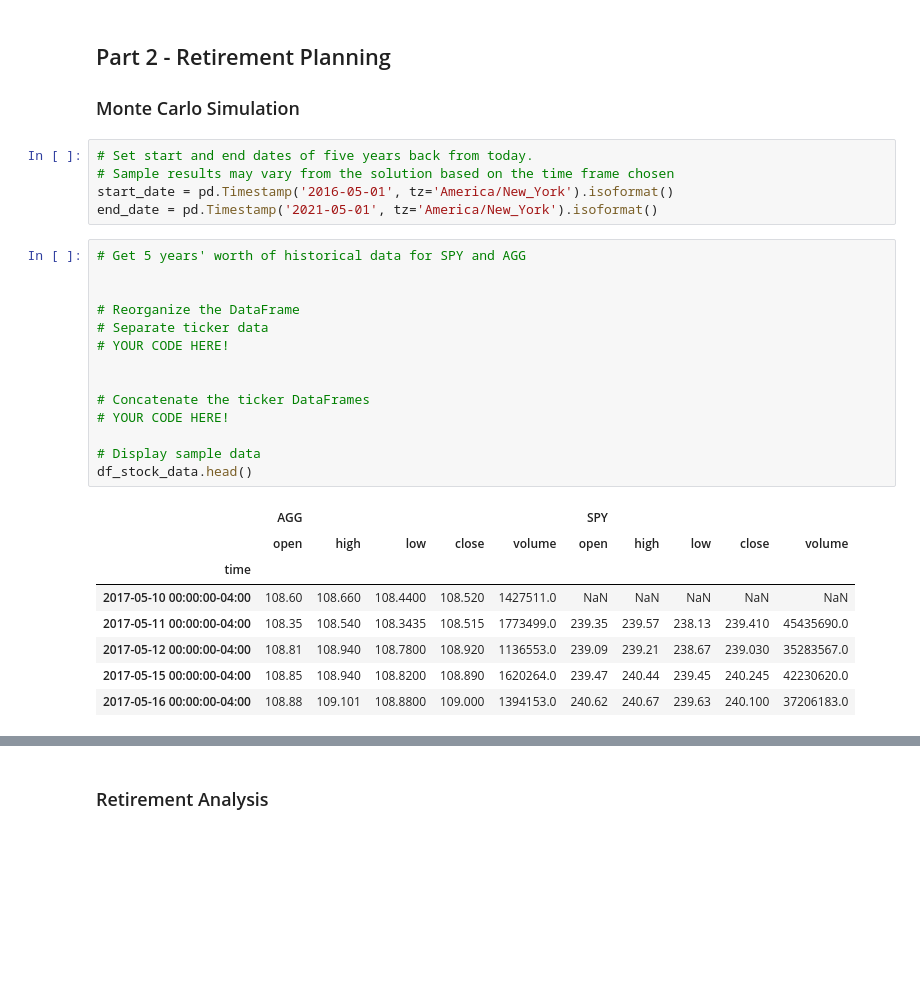
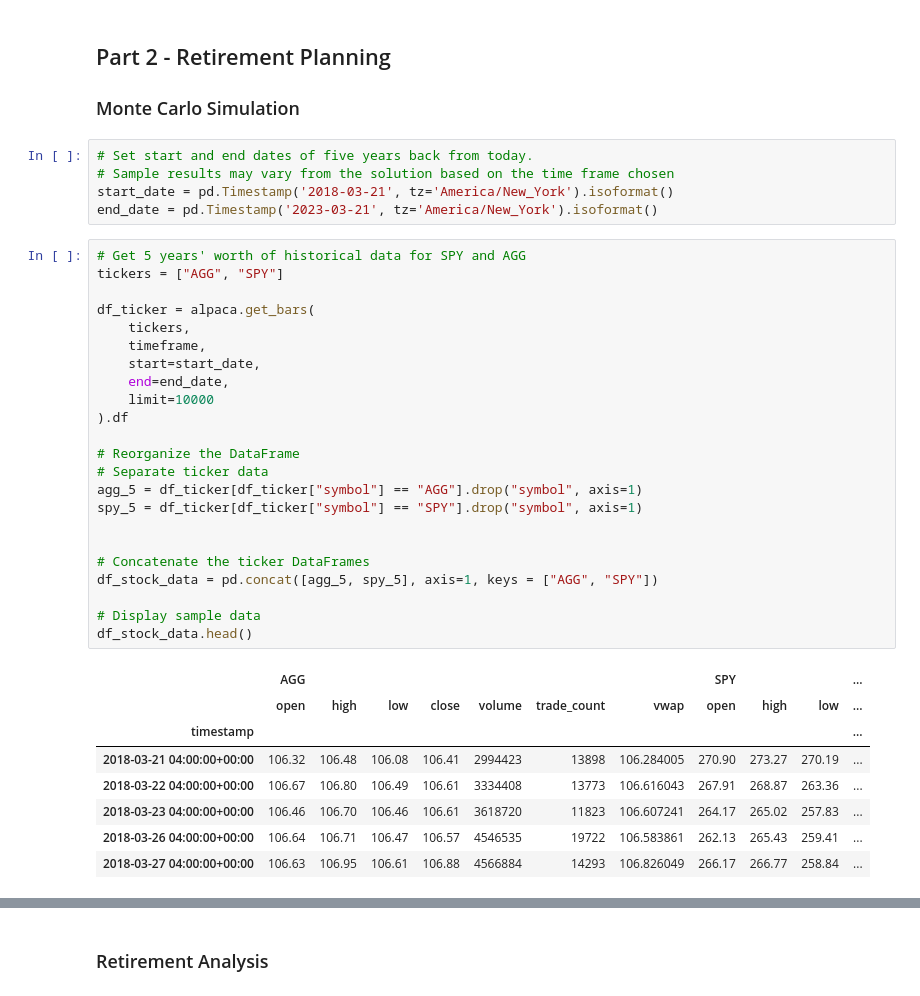
Before and after one commit to ngracan/Python-Challenge-3, a Jupyter notebook: Starter_Code/financial-planner.ipynb, the cells around one changed output, grey strips where cells are left out. Cells and saved outputs as stored; diff of their text form; blank space fills up the shorter version.

```diff
--- a/Starter_Code/financial-planner.ipynb
+++ b/Starter_Code/financial-planner.ipynb
@@ -200,28 +202,37 @@ Congratulations! You have enough in savings for an emergency fund
 # %%
 # Set start and end dates of five years back from today.
 # Sample results may vary from the solution based on the time frame chosen
-start_date = pd.Timestamp('2016-05-01', tz='America/New_York').isoformat()
-end_date = pd.Timestamp('2021-05-01', tz='America/New_York').isoformat()
+start_date = pd.Timestamp('2018-03-21', tz='America/New_York').isoformat()
+end_date = pd.Timestamp('2023-03-21', tz='America/New_York').isoformat()
 # %%
 # Get 5 years' worth of historical data for SPY and AGG
+tickers = ["AGG", "SPY"]
 
+df_ticker = alpaca.get_bars(
+    tickers,
+    timeframe,
+    start=start_date,
+    end=end_date,
+    limit=10000
+).df
 
 # Reorganize the DataFrame
 # Separate ticker data
-# YOUR CODE HERE!
+agg_5 = df_ticker[df_ticker["symbol"] == "AGG"].drop("symbol", axis=1)
+spy_5 = df_ticker[df_ticker["symbol"] == "SPY"].drop("symbol", axis=1)
 
 
 # Concatenate the ticker DataFrames
-# YOUR CODE HERE!
+df_stock_data = pd.concat([agg_5, spy_5], axis=1, keys = ["AGG", "SPY"])
 
 # Display sample data
 df_stock_data.head()
 # %% [output]
-|  | AGG |  |  |  |  | SPY |  |  |  |  |
-|  | open | high | low | close | volume | open | high | low | close | volume |
-| time |  |  |  |  |  |  |  |  |  |  |
-| 2017-05-10 00:00:00-04:00 | 108.60 | 108.660 | 108.4400 | 108.520 | 1427511.0 | NaN | NaN | NaN | NaN | NaN |
-| 2017-05-11 00:00:00-04:00 | 108.35 | 108.540 | 108.3435 | 108.515 | 1773499.0 | 239.35 | 239.57 | 238.13 | 239.410 | 45435690.0 |
-| 2017-05-12 00:00:00-04:00 | 108.81 | 108.940 | 108.7800 | 108.920 | 1136553.0 | 239.09 | 239.21 | 238.67 | 239.030 | 35283567.0 |
-| 2017-05-15 00:00:00-04:00 | 108.85 | 108.940 | 108.8200 | 108.890 | 1620264.0 | 239.47 | 240.44 | 239.45 | 240.245 | 42230620.0 |
-| 2017-05-16 00:00:00-04:00 | 108.88 | 109.101 | 108.8800 | 109.000 | 1394153.0 | 240.62 | 240.67 | 239.63 | 240.100 | 37206183.0 |
+|  | AGG |  |  |  |  |  |  | SPY |  |  | ... |
+|  | open | high | low | close | volume | trade_count | vwap | open | high | low | ... |
+| timestamp |  |  |  |  |  |  |  |  |  |  | ... |
+| 2018-03-21 04:00:00+00:00 | 106.32 | 106.48 | 106.08 | 106.41 | 2994423 | 13898 | 106.284005 | 270.90 | 273.27 | 270.19 | ... |
+| 2018-03-22 04:00:00+00:00 | 106.67 | 106.80 | 106.49 | 106.61 | 3334408 | 13773 | 106.616043 | 267.91 | 268.87 | 263.36 | ... |
+| 2018-03-23 04:00:00+00:00 | 106.46 | 106.70 | 106.46 | 106.61 | 3618720 | 11823 | 106.607241 | 264.17 | 265.02 | 257.83 | ... |
+| 2018-03-26 04:00:00+00:00 | 106.64 | 106.71 | 106.47 | 106.57 | 4546535 | 19722 | 106.583861 | 262.13 | 265.43 | 259.41 | ... |
+| 2018-03-27 04:00:00+00:00 | 106.63 | 106.95 | 106.61 | 106.88 | 4566884 | 14293 | 106.826049 | 266.17 | 266.77 | 258.84 | ... |
```
Also changed, not shown: parts of 13 cells of this notebook.
